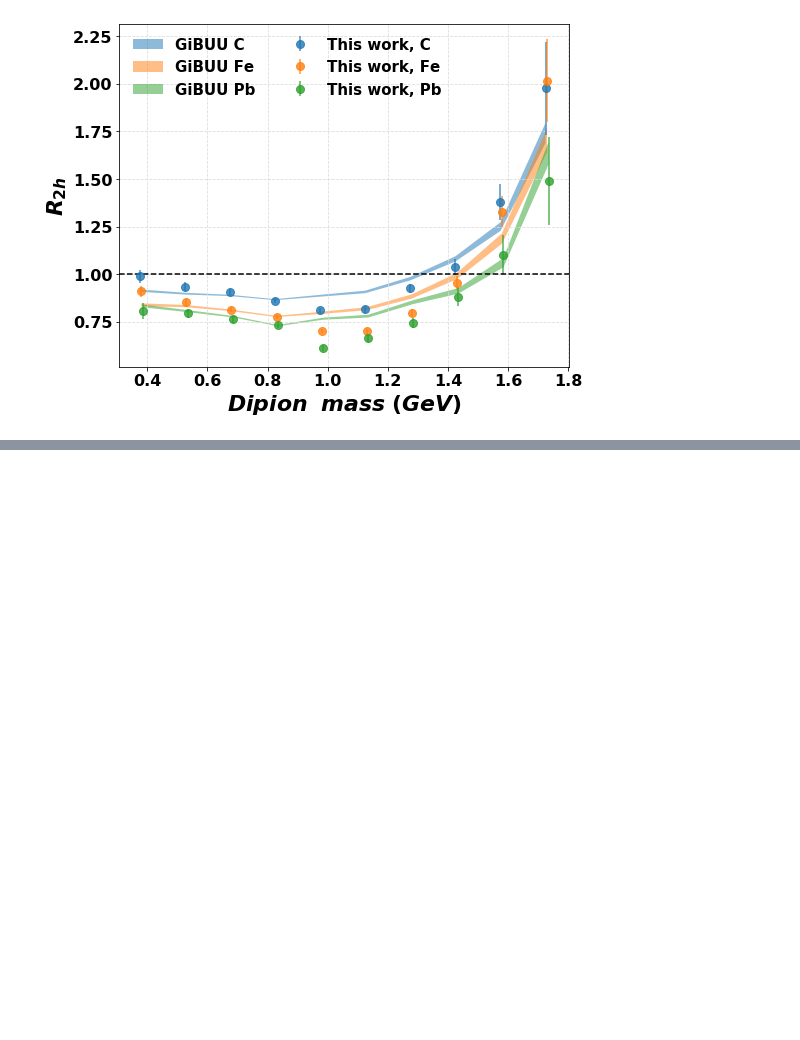
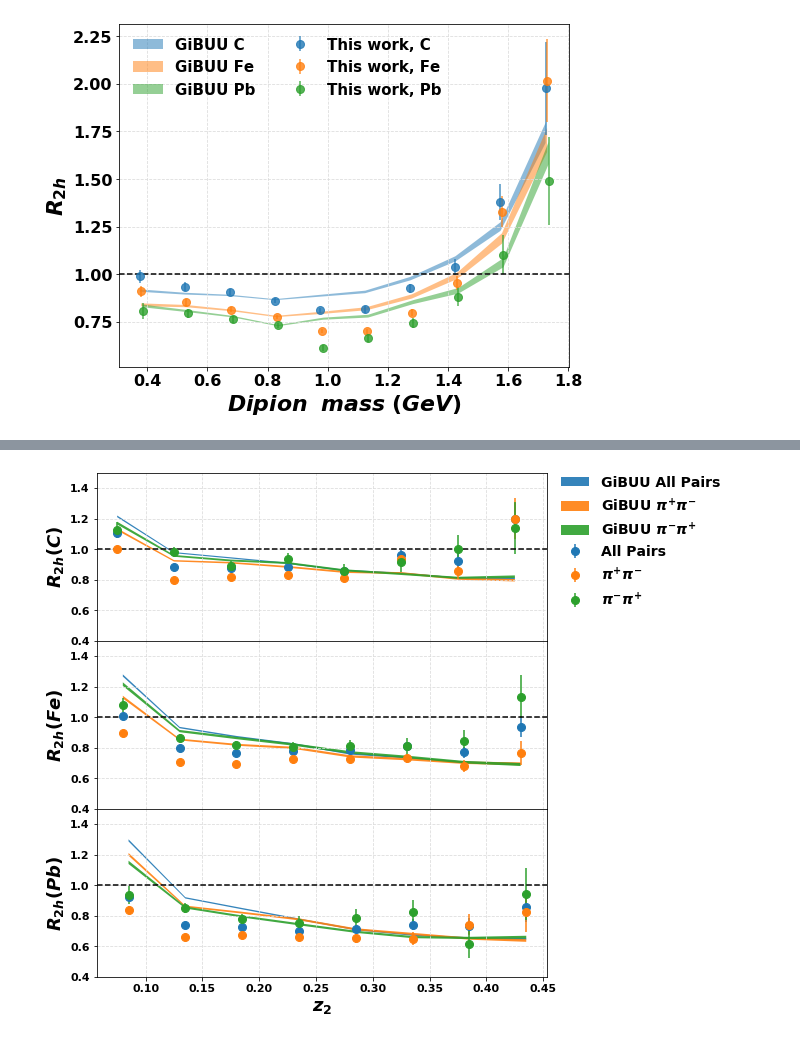
Before and after one commit to smoranvas/di-hadron, a Jupyter notebook: getRatios.ipynb, the cells around one changed output, grey strips where cells are left out. Cells and saved outputs as stored; diff of their text form; code cells hidden in the pictures; blank space fills up the shorter version.

```diff
--- a/getRatios.ipynb
+++ b/getRatios.ipynb
@@ -618,15 +857,17 @@ colors['Fe'] = '#ff7f0e'
 colors['Pb']=  '#2ca02c'
 
 for i,target in enumerate(['C','Fe','Pb']):
-    r, err,x = getRatio(df['%s'%target], df['D_%s'%target], df_trigger['%s_trigger'%target], df_trigger['D_%s_trigger'%target]
-                       ,variable='pair_mass',minz=0.3,maxz=1.8,nbins=11,pair_cut='and h2_z>0.10',applyweight=False
+    r, err,x = getRatio(df['%s'%target], df['D_%s'%target], df_trigger['%s_trigger'%target],
+                        df_trigger['D_%s_trigger'%target],variable='pair_mass',minz=0.3,
+                        maxz=1.8,nbins=11,pair_cut='and h2_z>0.10',applyweight=False
                        )
     plt.errorbar(x+0.005*i,r,yerr=err,label='This work, %s'%target,ms=8,fmt='o',alpha=0.8,color=colors[target])
     #plt.fill_between(x+0.02*i,r*1.04,r*0.96, alpha=0.2,color=colors[target])
 
     ##GiBUU
-    r, err,x = getRatio(df['GiBUU_%s'%target],df['GiBUU_D'],df_trigger['GiBUU_%s_trigger'%target],df_trigger['GiBUU_D_trigger']
-                       ,variable='pair_mass',minz=0.3,maxz=1.8,nbins=11,pair_cut='and h2_z>0.10',applyweight=False)
+    r, err,x = getRatio(df['GiBUU_%s'%target],df['GiBUU_D'],df_trigger['GiBUU_%s_trigger'%target],
+                        df_trigger['GiBUU_D_trigger'],variable='pair_mass',minz=0.3,maxz=1.8,
+                        nbins=11,pair_cut='and h2_z>0.10',applyweight=False)
     #plt.fill_between(x,r,r-err,r+err,label='GiBUU %s'%target,alpha=0.5)
     #plt.plot(x+0.005*i,r,color=colors[target],lw=3,alpha=0.8,label='GiBUU %s'%target)
     plt.fill_between(x+0.005*i,r-err,r+err,label='GiBUU %s'%target,alpha=0.5,lw=2)
@@ -645,7 +886,7 @@ plt.grid(True, axis='y',color='gainsboro', linestyle='dashed')
 #plt.ylim([0.0,1.2])
 plt.tight_layout()
 #plt.savefig('MainResult_withGiBUU_mass.png')
-#plt.savefig('MainResult_withGiBUU_mass.pdf')
+plt.savefig('DipionMass_comp.pdf', bbox_inches='tight')
 # %% [output]
 Print Trigger Cut  h1_z>0.5
 Total Cut  h1_z>0.5and h2_z>0.10
@@ -801,0 +907,66 @@ plt.savefig('MainResult_withGiBUU_z2_withHERMES.pdf')
+# %%
+fig, axs = plt.subplots(3, 1,sharex=True, sharey=True,figsize=(10,8),gridspec_kw={'hspace': 0., 'wspace':0.})
+
+for i,target in enumerate(['C','Fe','Pb']):
+    r, err,x = getRatio(df['%s'%target], df['D_%s'%target],
+                        df_trigger['%s_trigger'%target], df_trigger['D_%s_trigger'%target],
+                        minz=0.05,maxz=0.45, variable='h2_z', pair_cut = '')
+    if i==0:    axs[i].errorbar(x+0.005*i,r,yerr=err,label='All Pairs',fmt='o',ms=8)
+    else:    axs[i].errorbar(x+0.005*i,r,yerr=err,fmt='o',ms=8)
+for i,target in enumerate(['C','Fe','Pb']):
+    r2, err2,x2 = getRatio(df['%s'%target], df['D_%s'%target],
+                        df_trigger['%s_trigger'%target], df_trigger['D_%s_trigger'%target],
+                        minz=0.05,maxz=0.45, variable='h2_z', pair_cut = 'and h1_pid==211 and h2_pid==-211')
+    if i==0:    axs[i].errorbar(x2+0.005*i,r2,yerr=err2,label='$\pi^{+}\pi^{-}$',fmt='o',ms=8)
+    else:    axs[i].errorbar(x2+0.005*i,r2,yerr=err2,fmt='o',ms=8)
+for i,target in enumerate(['C','Fe','Pb']):
+    r3, err3,x3 = getRatio(df['%s'%target], df['D_%s'%target],
+                        df_trigger['%s_trigger'%target], df_trigger['D_%s_trigger'%target],
+                        minz=0.05,maxz=0.45, variable='h2_z', pair_cut = 'and h1_pid==-211 and h2_pid==211')
+    if i==0:    axs[i].errorbar(x3+0.005*i,r3,yerr=err3,label='$\pi^{-}\pi^{+}$',fmt='o',ms=8)
+    else:      axs[i].errorbar(x3+0.005*i,r3,yerr=err3,fmt='o',ms=8)
+
+ #GiBUU
+for i,target in enumerate(['C','Fe','Pb']):
+    r, err,x = getRatio(df['GiBUU_%s'%target],df['GiBUU_D'],df_trigger['GiBUU_%s_trigger'%target],
+                        df_trigger['GiBUU_D_trigger']
+                       ,variable='h2_z',minz=0.05,maxz=0.45, applyweight=False, pair_cut = '')
+    if i==0:    axs[i].fill_between(x+0.005*i,r-err,r+err,alpha=0.9,lw=5,label='GiBUU All Pairs')
+    else:    axs[i].fill_between(x+0.005*i,r-err,r+err,alpha=0.9,lw=5)
+for i,target in enumerate(['C','Fe','Pb']):
+    r, err,x = getRatio(df['GiBUU_%s'%target],df['GiBUU_D'],df_trigger['GiBUU_%s_trigger'%target],
+                        df_trigger['GiBUU_D_trigger']
+                       ,variable='h2_z',minz=0.05,maxz=0.45, applyweight=False,
+                        pair_cut = 'and h1_pid==211 and h2_pid==-211')
+    if i==0:    axs[i].fill_between(x+0.005*i,r-err,r+err,label='GiBUU $\pi^{+}\pi^{-}$',alpha=0.9,lw=5)
+    else:    axs[i].fill_between(x+0.005*i,r-err,r+err,alpha=0.9,lw=5)
+for i,target in enumerate(['C','Fe','Pb']):
+    r, err,x = getRatio(df['GiBUU_%s'%target],df['GiBUU_D'],df_trigger['GiBUU_%s_trigger'%target],
+                        df_trigger['GiBUU_D_trigger']
+                       ,variable='h2_z',minz=0.05,maxz=0.45, applyweight=False,
+                        pair_cut = 'and h1_pid==-211 and h2_pid==211')
+    if i==0:    axs[i].fill_between(x+0.005*i,r-err,r+err,label='GiBUU $\pi^{-}\pi^{+}$',alpha=0.9,lw=5)
+    else:    axs[i].fill_between(x+0.005*i,r-err,r+err,alpha=0.9,lw=5)
+
+axs[2].set_xlabel('$z_{2}$',fontsize=18)
+axs[0].set_ylabel('$R_{2h} (C)$',fontsize=18)
+axs[1].set_ylabel('$R_{2h} (Fe)$',fontsize=18)
+axs[2].set_ylabel('$R_{2h} (Pb)$',fontsize=18)
+
+axs[0].set_ylim([0.4,1.5])
+#axs[0].set_xlim([0.00,0.5])
+for i in range(0,3):
+    axs[i].axhline(y=1.0,color='black',linestyle='--')
+    #axs[i].legend(loc='best',frameon=False,fontsize=13.5,ncol=2 )
+    axs[i].grid(True, axis='x',color='gainsboro', linestyle='dashed')
+    axs[i].grid(True, axis='y',color='gainsboro', linestyle='dashed')
+    axs[i].tick_params(axis='y', which='major', labelsize=11)
+    axs[i].tick_params(axis='both', which='major', labelsize=11)
+
+plt.subplots_adjust(right=0.75, top=1)
+fig.legend(loc='upper right',ncol=1,frameon=False,fontsize=14, borderaxespad=0.3)
+#plt.savefig('ComparisonWithHermes_Linear.png')
+#plt.yscale('log')
+#plt.savefig('ComparisonWithHermes_Log.png')
+plt.show()
+# %% [output]
@@ -801,0 +990 @@ plt.savefig('MainResult_withGiBUU_z2_withHERMES.pdf')
+[figure, added]
```
Also changed, not shown: parts of 23 cells of this notebook.
